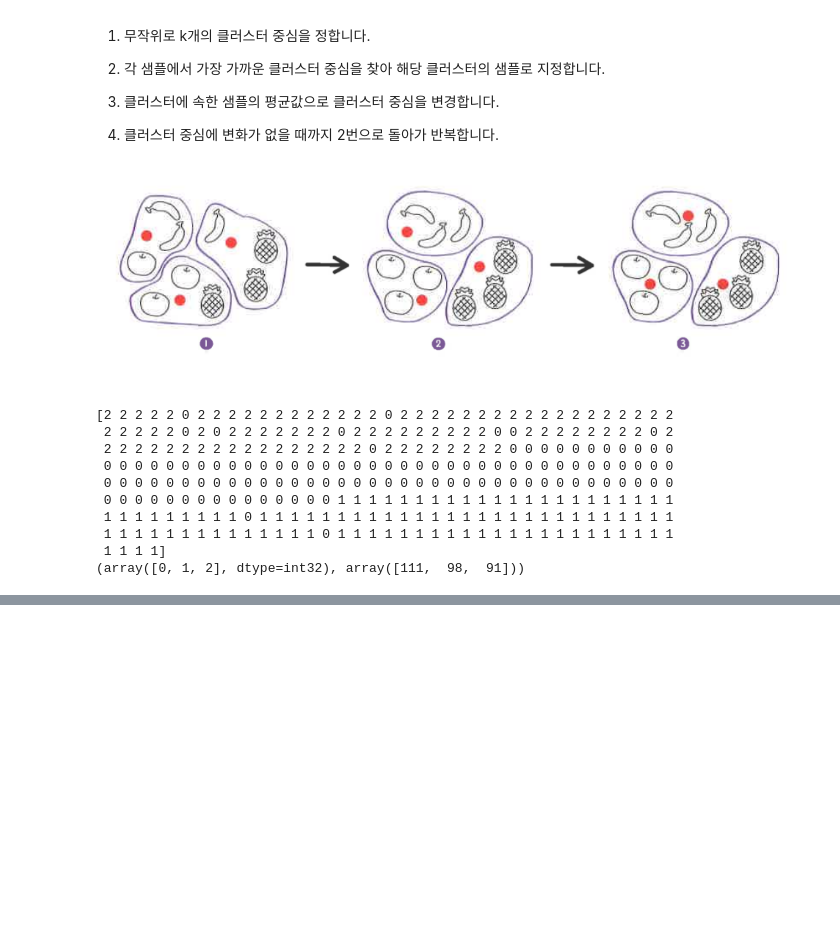
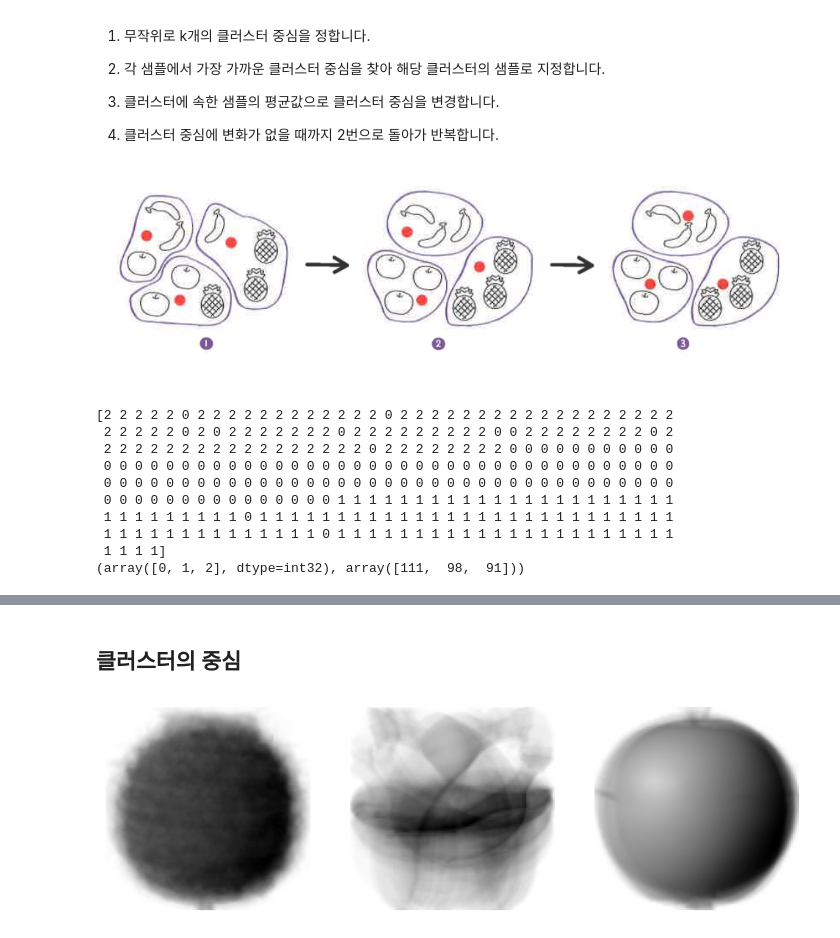
Before and after one commit to jongyunwoo/machinelearning-deeplearning, a Jupyter notebook: 머신러닝+딥러닝06-2.ipynb, the cells around one changed output, grey strips where cells are left out. Drawn from its saved outputs; the diff is of its cells as text; code cells hidden in the pictures; blank space fills up the shorter version.

```diff
--- a/머신러닝+딥러닝06-2.ipynb
+++ b/머신러닝+딥러닝06-2.ipynb
@@ -51,0 +60,6 @@ def draw_fruits(arr, ratio = 1):
+# %% [markdown]
+## 클러스터의 중심
+# %%
+draw_fruits(km.cluster_centers_.reshape(-1, 100, 100), ratio=3)
+# %% [output]
+[figure, added]
```
Also changed, not shown: parts of 6 cells of this notebook.
